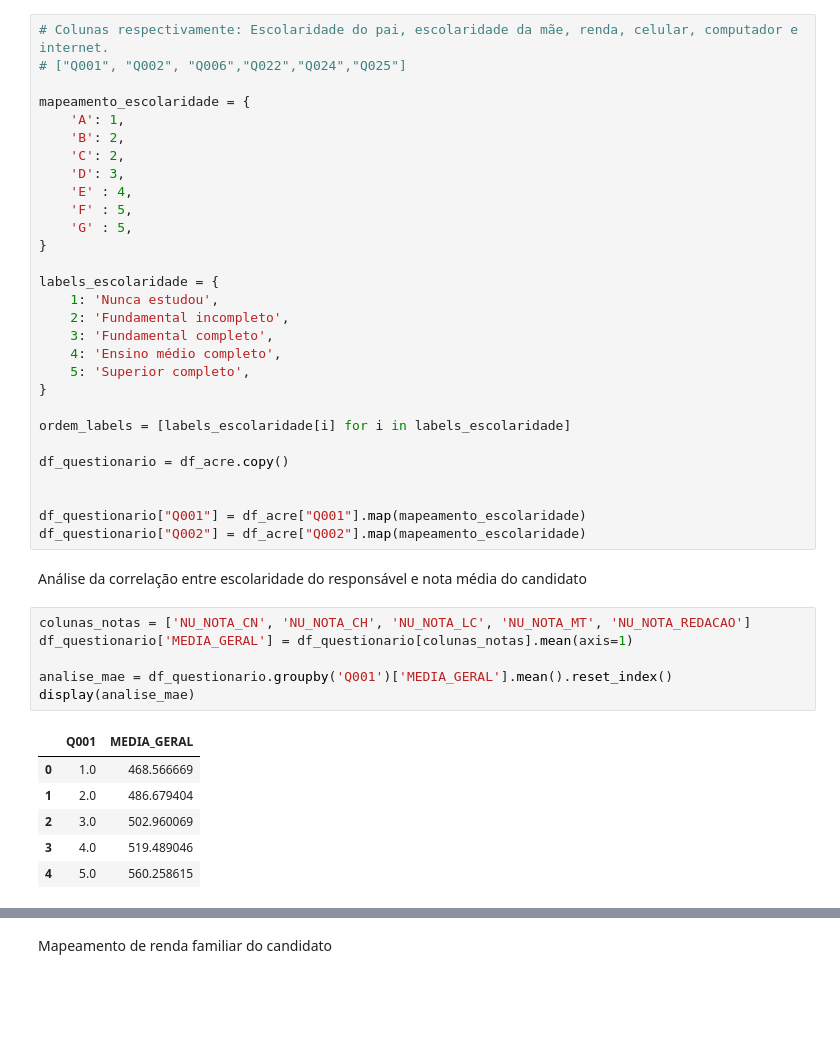
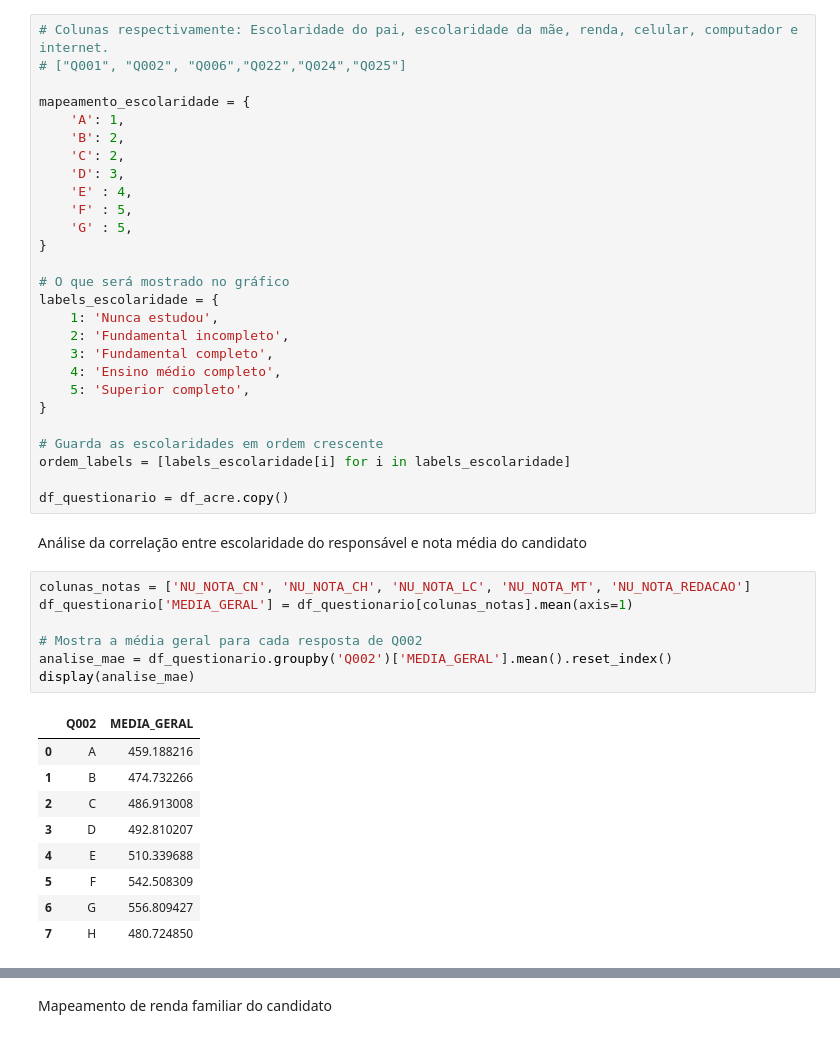
Before and after one commit to mvs105/TESI1-2026.1, a Jupyter notebook: pre_processamento_acre.ipynb, the cells around one changed output, grey strips where cells are left out. Saved outputs shown, nothing was run; the diff lists cells and outputs as text; blank space fills up the shorter version.

```diff
--- a/pre_processamento_acre.ipynb
+++ b/pre_processamento_acre.ipynb
@@ -170,6 +201,7 @@ mapeamento_escolaridade = {
     'G' : 5,
 }
 
+# O que será mostrado no gráfico
 labels_escolaridade = {
     1: 'Nunca estudou',
     2: 'Fundamental incompleto',
@@ -178,26 +210,27 @@ labels_escolaridade = {
     5: 'Superior completo',
 }
 
+# Guarda as escolaridades em ordem crescente
 ordem_labels = [labels_escolaridade[i] for i in labels_escolaridade]
 
 df_questionario = df_acre.copy()
-
-
-df_questionario["Q001"] = df_acre["Q001"].map(mapeamento_escolaridade)
-df_questionario["Q002"] = df_acre["Q002"].map(mapeamento_escolaridade)
 # %% [markdown]
 Análise da correlação entre escolaridade do responsável e nota média do candidato
 # %%
 colunas_notas = ['NU_NOTA_CN', 'NU_NOTA_CH', 'NU_NOTA_LC', 'NU_NOTA_MT', 'NU_NOTA_REDACAO']
 df_questionario['MEDIA_GERAL'] = df_questionario[colunas_notas].mean(axis=1)
 
-analise_mae = df_questionario.groupby('Q001')['MEDIA_GERAL'].mean().reset_index()
+# Mostra a média geral para cada resposta de Q002
+analise_mae = df_questionario.groupby('Q002')['MEDIA_GERAL'].mean().reset_index()
 display(analise_mae)
 # %% [output]
-|  | Q001 | MEDIA_GERAL |
-| 0 | 1.0 | 468.566669 |
-| 1 | 2.0 | 486.679404 |
-| 2 | 3.0 | 502.960069 |
-| 3 | 4.0 | 519.489046 |
-| 4 | 5.0 | 560.258615 |
+|  | Q002 | MEDIA_GERAL |
+| 0 | A | 459.188216 |
+| 1 | B | 474.732266 |
+| 2 | C | 486.913008 |
+| 3 | D | 492.810207 |
+| 4 | E | 510.339688 |
+| 5 | F | 542.508309 |
+| 6 | G | 556.809427 |
+| 7 | H | 480.724850 |
 # %%
```
Also changed, not shown: parts of 18 cells of this notebook.
